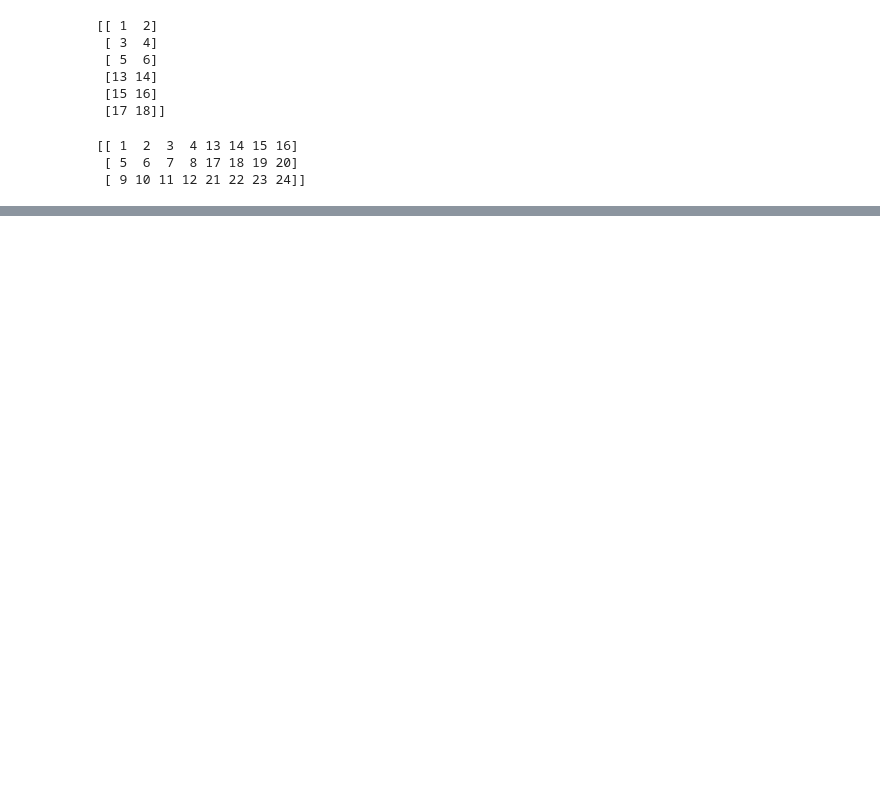
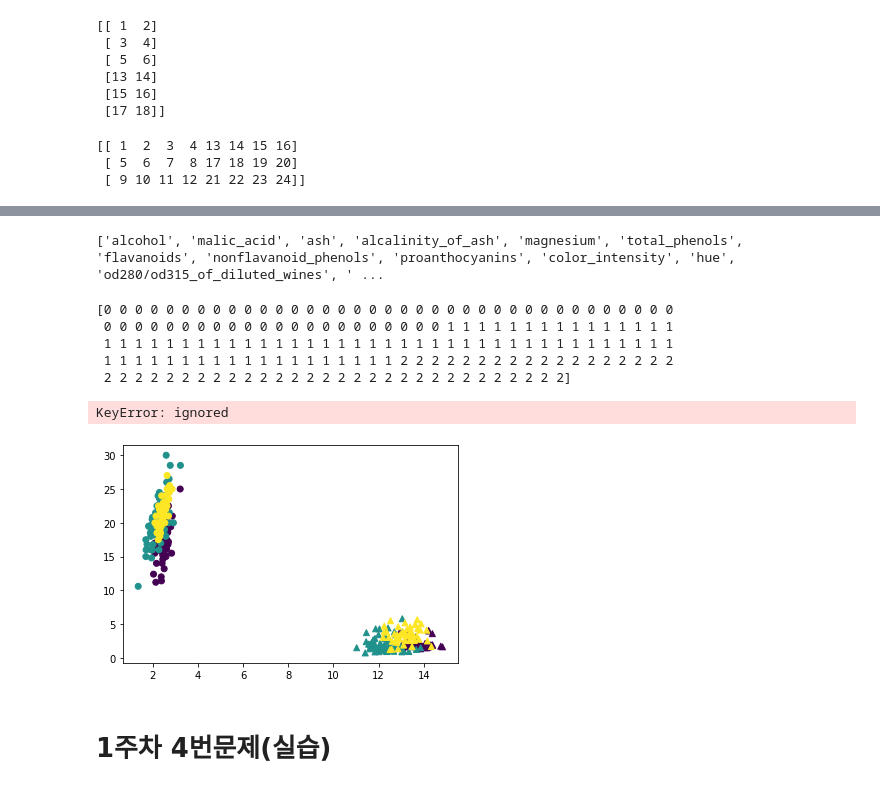
Before and after one commit to p-garden/dustmqdyd, a Jupyter notebook: 1week_test.ipynb, the cells around one changed output, grey strips where cells are left out. Cells and saved outputs as stored; diff of their text form; code cells hidden in the pictures; blank space fills up the shorter version.

```diff
--- a/1week_test.ipynb
+++ b/1week_test.ipynb
@@ -27,0 +97,3 @@ print(arr3)
+# %%
+from sklearn.datasets import load_wine
+wine = load_wine()
@@ -27,0 +121,30 @@ print(arr3)
+# %%
+data = wine['data']
+name = wine['feature_names']
+print(name)
+# %% [output]
+['alcohol', 'malic_acid', 'ash', 'alcalinity_of_ash', 'magnesium', 'total_phenols', 'flavanoids', 'nonflavanoid_phenols', 'proanthocyanins', 'color_intensity', 'hue', 'od280/od315_of_diluted_wines', ' ...
+# %%
+wine_target = wine['target']
+print(wine_target)
+# %% [output]
+[0 0 0 0 0 0 0 0 0 0 0 0 0 0 0 0 0 0 0 0 0 0 0 0 0 0 0 0 0 0 0 0 0 0 0 0 0
+ 0 0 0 0 0 0 0 0 0 0 0 0 0 0 0 0 0 0 0 0 0 0 1 1 1 1 1 1 1 1 1 1 1 1 1 1 1
+ 1 1 1 1 1 1 1 1 1 1 1 1 1 1 1 1 1 1 1 1 1 1 1 1 1 1 1 1 1 1 1 1 1 1 1 1 1
+ 1 1 1 1 1 1 1 1 1 1 1 1 1 1 1 1 1 1 1 2 2 2 2 2 2 2 2 2 2 2 2 2 2 2 2 2 2
+ 2 2 2 2 2 2 2 2 2 2 2 2 2 2 2 2 2 2 2 2 2 2 2 2 2 2 2 2 2 2]
+# %%
+df = pd.DataFrame(data, columns = name)
+print(df['alcohol'])
+print(df)
+# %% [output]
+KeyError: ignored
+# %%
+import matplotlib.pyplot as plt
+plt.scatter(df['alcohol'], df['malic_acid'],c=wine_target, marker = '^')
+plt.scatter(df['ash'], df['alcalinity_of_ash'],c=wine_target)
+plt.show()
+# %% [output]
+[figure, added]
+# %% [markdown]
+# **1주차 4번문제(실습)**
```
Also changed, not shown: parts of 20 cells of this notebook.
